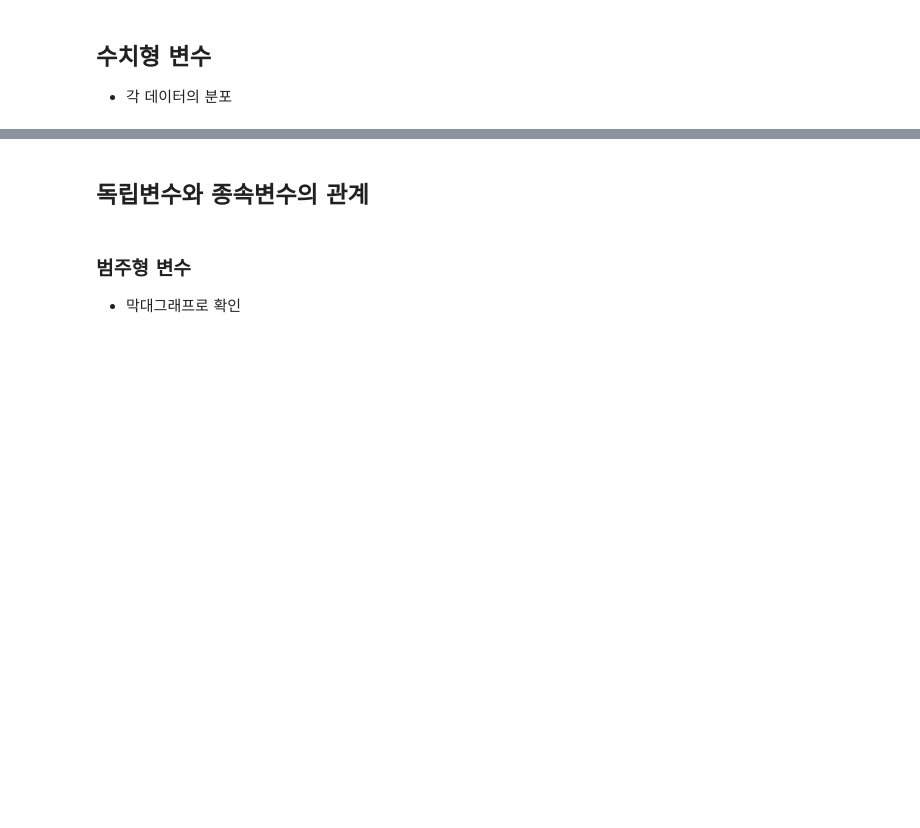
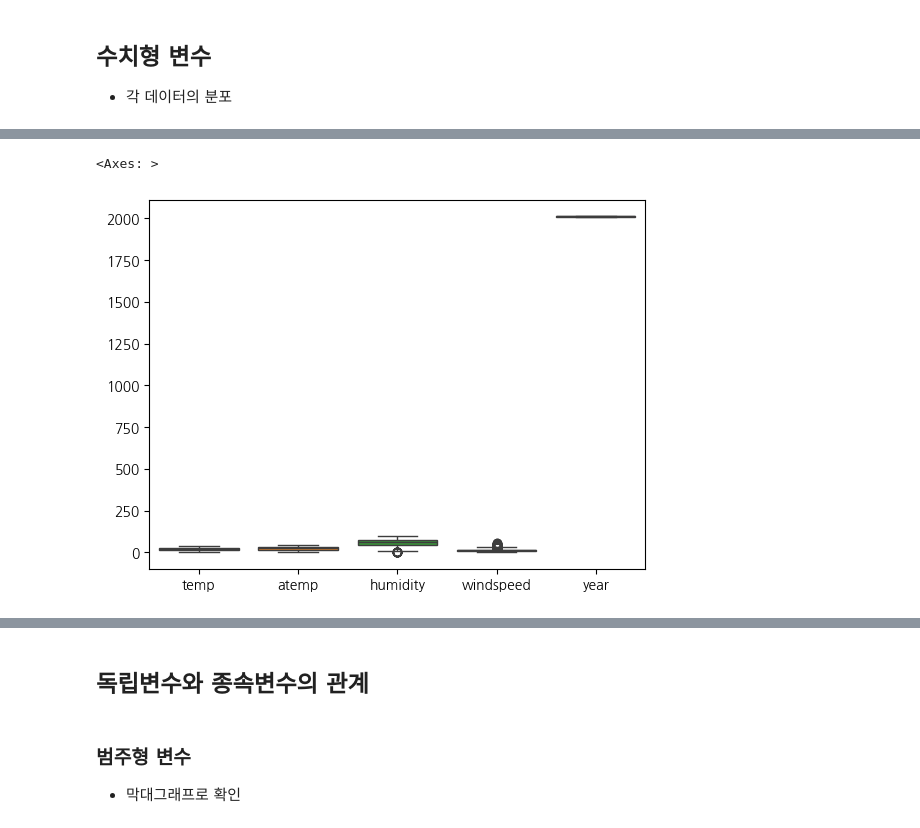
Before and after one commit to jimmynkim/MS_MachineLearning, a Jupyter notebook: 03_회귀_공공자전거 수요 예측/03_회귀_공공자전거 수요 예측1_EDA_실습.ipynb, the cells around one changed output, grey strips where cells are left out. Drawn from its saved outputs; the diff is of its cells as text; code cells hidden in the pictures; blank space fills up the shorter version.

```diff
--- a/03_회귀_공공자전거 수요 예측/03_회귀_공공자전거 수요 예측1_EDA_실습.ipynb
+++ b/03_회귀_공공자전거 수요 예측/03_회귀_공공자전거 수요 예측1_EDA_실습.ipynb
@@ -77,7 +179,11 @@ df.head()
 # %%
 # ---------------------------
 # 수치형 데이터 박스플롯
 # ---------------------------
+sns.boxplot(df[num_cols])
+# %% [output]
+<Axes: >
+[figure, added]
 # %%
 # ---------------------------
 # 수치형 데이터의 요약통계
```
Also changed, not shown: parts of 24 cells of this notebook.
